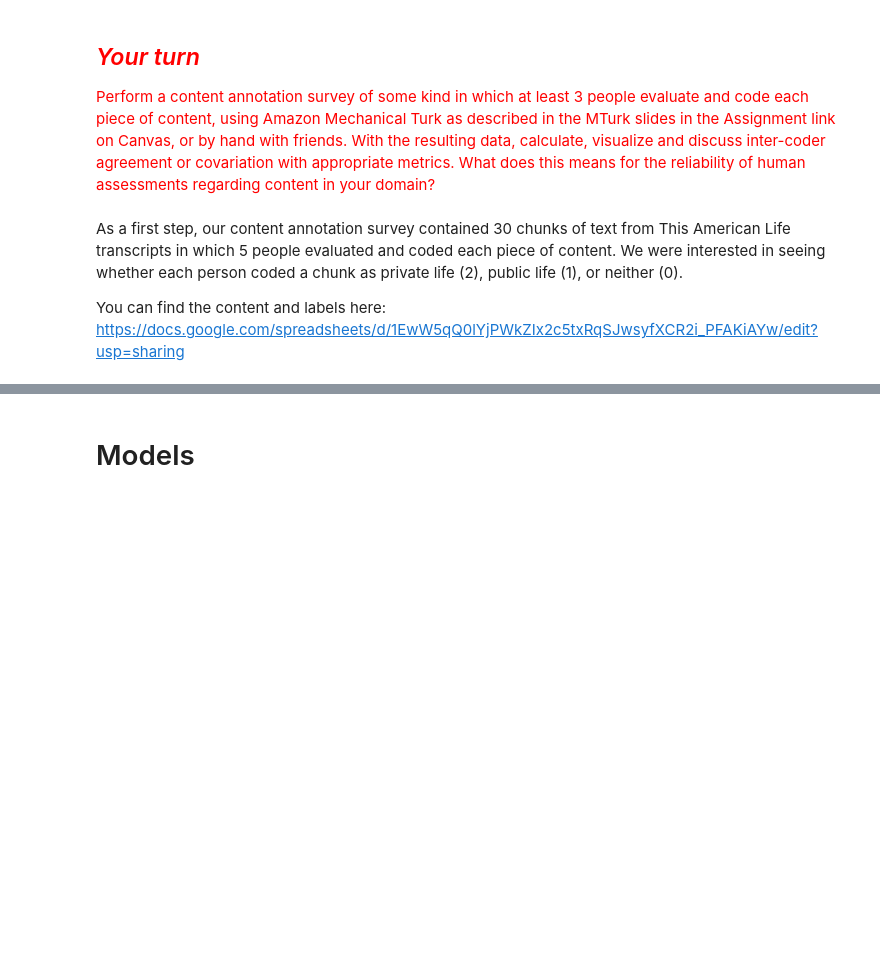
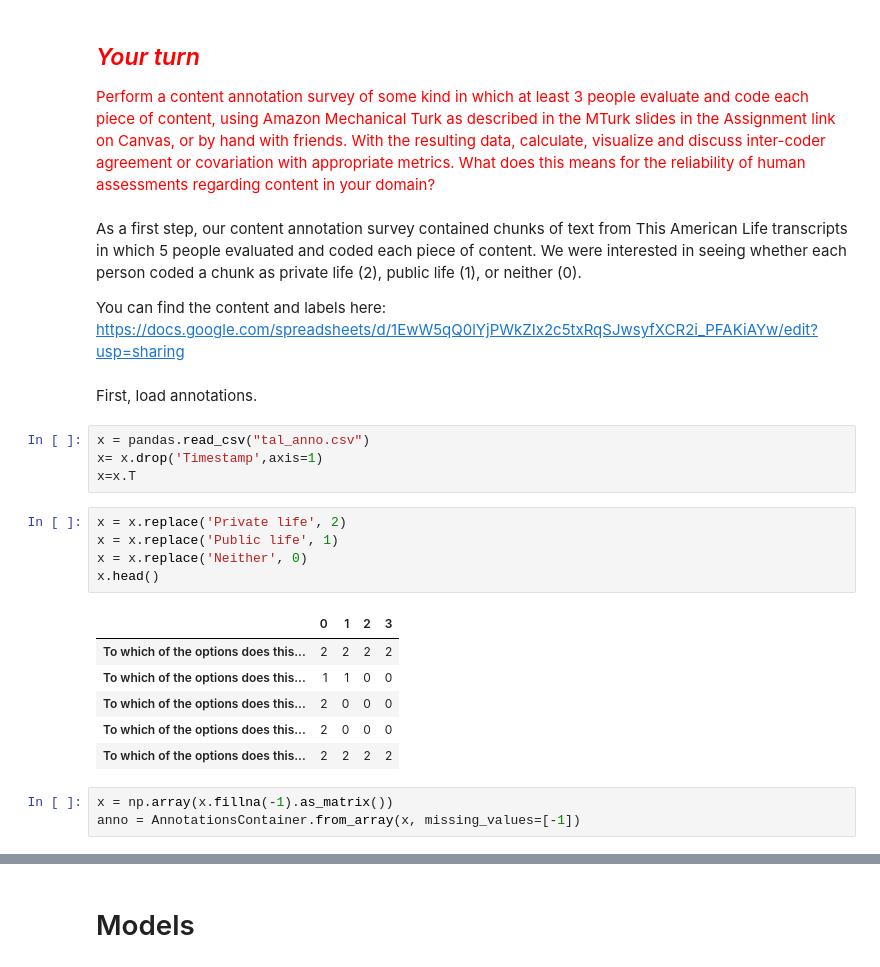
Before and after one commit to laurenjli/Content-Analysis-2020, a Jupyter notebook: week-2/2-Reliability.ipynb, the cells around one changed output, grey strips where cells are left out. Cells and saved outputs as stored; diff of their text form; blank space fills up the shorter version.

```diff
--- a/week-2/2-Reliability.ipynb
+++ b/week-2/2-Reliability.ipynb
@@ -221,6 +221,27 @@ print(pairwise_metric_average(pearsons_rho,anno.annotations), pairwise_metric_av
 
 <span style="color:red">Perform a content annotation survey of some kind in which at least 3 people evaluate and code each piece of content, using Amazon Mechanical Turk as described in the MTurk slides in the Assignment link on Canvas, or by hand with friends.  With the resulting data, calculate, visualize and discuss inter-coder agreement or covariation with appropriate metrics. What does this means for the reliability of human assessments regarding content in your domain?
 # %% [markdown]
-As a first step, our content annotation survey contained 30 chunks of text from This American Life transcripts in which 5 people evaluated and coded each piece of content. We were interested in seeing whether each person coded a chunk as private life (2), public life (1), or neither (0).
+As a first step, our content annotation survey contained chunks of text from This American Life transcripts in which 5 people evaluated and coded each piece of content. We were interested in seeing whether each person coded a chunk as private life (2), public life (1), or neither (0).
 
 You can find the content and labels here: https://docs.google.com/spreadsheets/d/1EwW5qQ0lYjPWkZIx2c5txRqSJwsyfXCR2i_PFAKiAYw/edit?usp=sharing
+# %% [markdown]
+First, load annotations.
+# %%
+x = pandas.read_csv("tal_anno.csv")
+x= x.drop('Timestamp',axis=1)
+x=x.T
+# %%
+x = x.replace('Private life', 2)
+x = x.replace('Public life', 1)
+x = x.replace('Neither', 0)
+x.head()
+# %% [output]
+|  | 0 | 1 | 2 | 3 |
+| To which of the options does this... | 2 | 2 | 2 | 2 |
+| To which of the options does this... | 1 | 1 | 0 | 0 |
+| To which of the options does this... | 2 | 0 | 0 | 0 |
+| To which of the options does this... | 2 | 0 | 0 | 0 |
+| To which of the options does this... | 2 | 2 | 2 | 2 |
+# %%
+x = np.array(x.fillna(-1).as_matrix())
+anno = AnnotationsContainer.from_array(x, missing_values=[-1])
```
Also changed, not shown: parts of 17 cells of this notebook, 1 other file.
